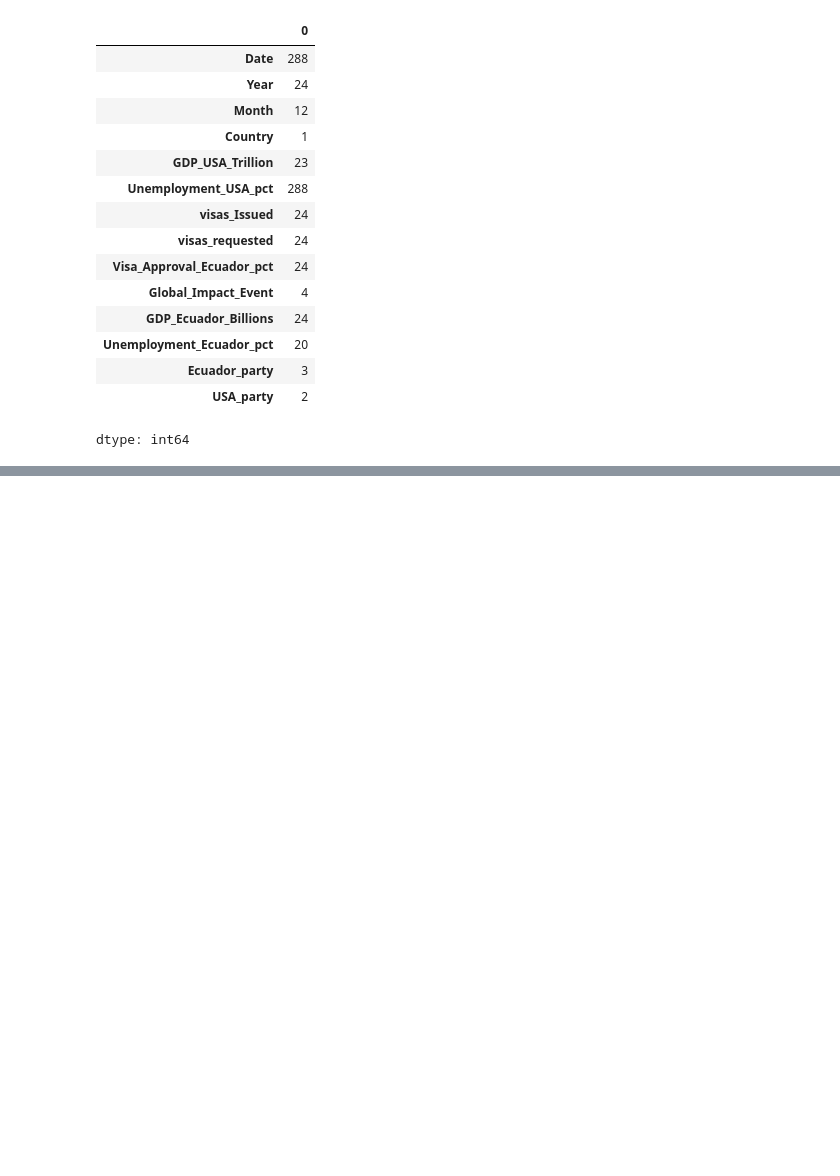
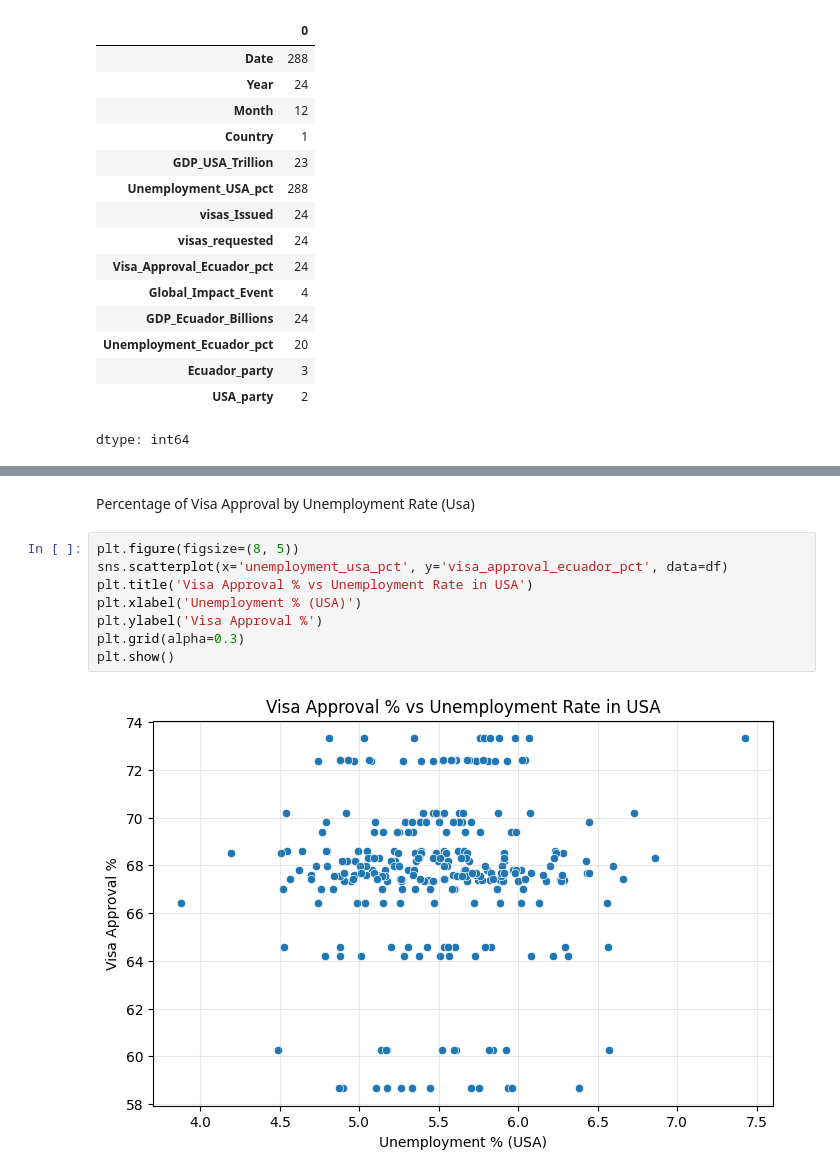
Before and after one commit to JuanRoVaz18/Eclipse, a Jupyter notebook: act1_2p_si_eda_2_25_gonzalez.ipynb, the cells around one changed output, grey strips where cells are left out. Saved outputs shown, nothing was run; the diff lists cells and outputs as text; blank space fills up the shorter version.

```diff
--- a/act1_2p_si_eda_2_25_gonzalez.ipynb
+++ b/act1_2p_si_eda_2_25_gonzalez.ipynb
@@ -84,0 +189,12 @@ dtype: int64
+# %% [markdown]
+Percentage of Visa Approval by Unemployment Rate (Usa)
+# %%
+plt.figure(figsize=(8, 5))
+sns.scatterplot(x='unemployment_usa_pct', y='visa_approval_ecuador_pct', data=df)
+plt.title('Visa Approval % vs Unemployment Rate in USA')
+plt.xlabel('Unemployment % (USA)')
+plt.ylabel('Visa Approval %')
+plt.grid(alpha=0.3)
+plt.show()
+# %% [output]
+[figure, added]
```
Also changed, not shown: parts of 26 cells of this notebook.
